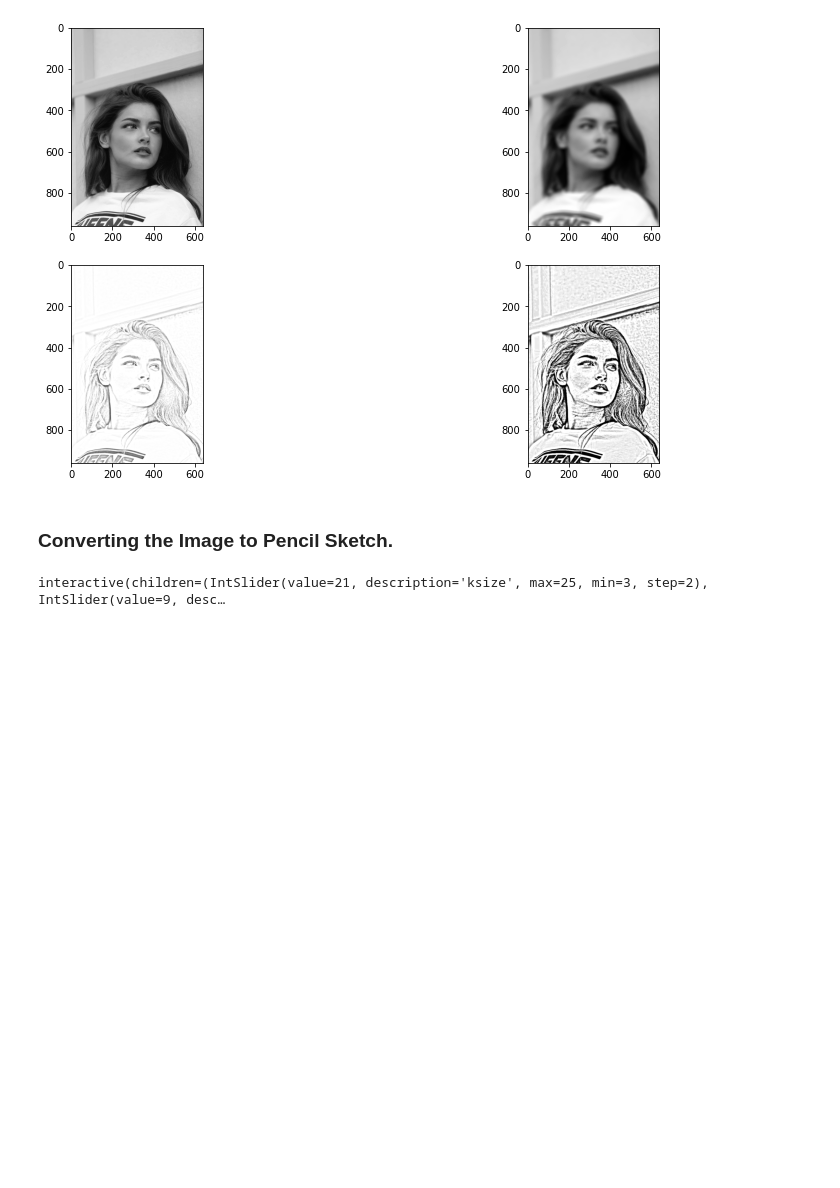
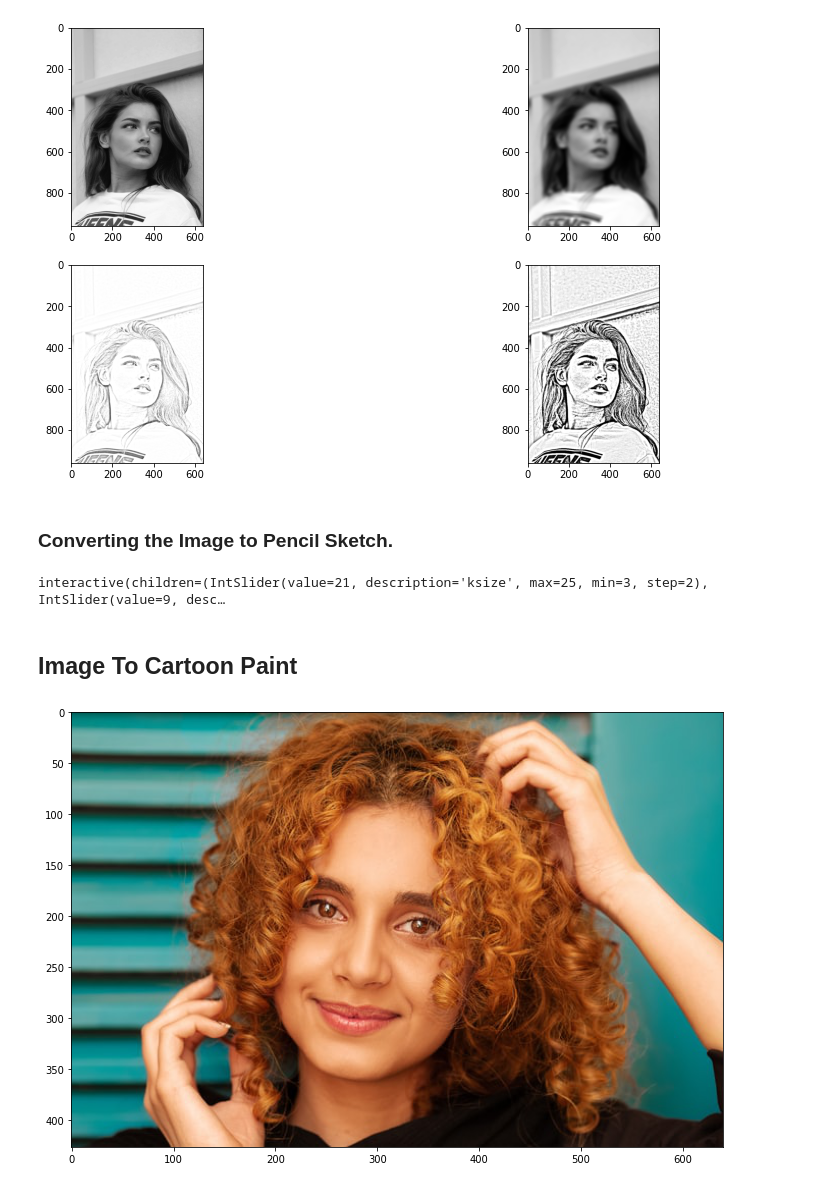
Before and after one commit to AnkitPatel745/OpenCV-Project-Pencil-Sketch-and-Cartoon-Paint-, a Jupyter notebook: OpenCV_Starter_Project_(Pencil_Sketch_and_Cartoon_Paint)_checkpoint.ipynb, the cells around one changed output. Saved outputs shown, nothing was run; the diff lists cells and outputs as text; code cells hidden in the pictures; blank space fills up the shorter version.

Commit message:
Image to cartoon filter

```diff
--- a/OpenCV_Starter_Project_(Pencil_Sketch_and_Cartoon_Paint)_checkpoint.ipynb
+++ b/OpenCV_Starter_Project_(Pencil_Sketch_and_Cartoon_Paint)_checkpoint.ipynb
@@ -112,3 +112,14 @@ def pencil_art_img(ksize=21,sigmaX=9,gamma=0.01):
     plt.show()
 # %% [output]
 interactive(children=(IntSlider(value=21, description='ksize', max=25, min=3, step=2), IntSlider(value=9, desc…
+# %% [markdown]
+## Image To Cartoon Paint
+# %%
+# Importing the image from directory
+img = matim.imread('/content/drive/MyDrive/Data Science Project(Self)/OpenCV/OpenCV Project/images/g1.jpg')
+plt.figure(figsize=(15,8))
+plt.imshow(img)
+
+plt.show()
+# %% [output]
+[figure, added]
```
Also changed, not shown: parts of 11 cells of this notebook.
